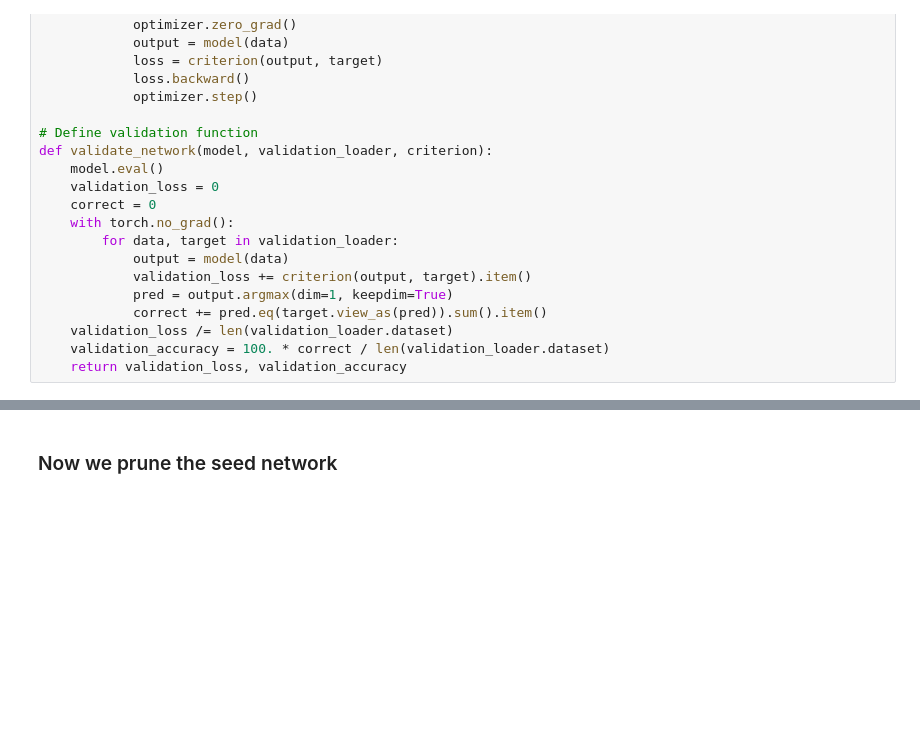
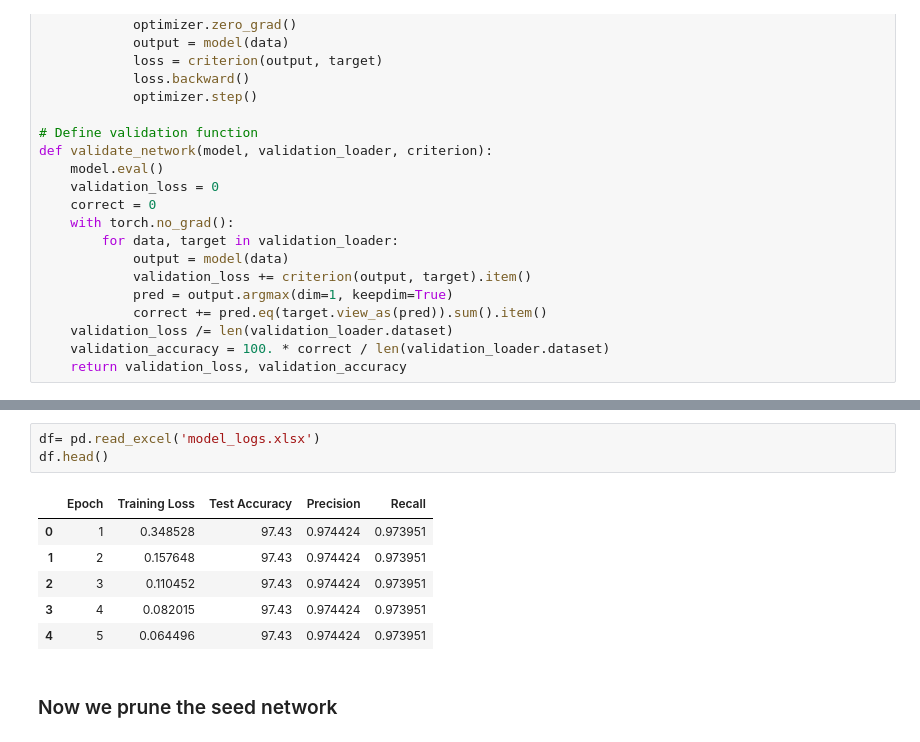
Before and after one commit to Yukesh432/pytorch-learning, a Jupyter notebook: nn_architecture/simple_nn.ipynb, the cells around one changed output, grey strips where cells are left out. Drawn from its saved outputs; the diff is of its cells as text; blank space fills up the shorter version.

```diff
--- a/nn_architecture/simple_nn.ipynb
+++ b/nn_architecture/simple_nn.ipynb
@@ -134,3 +174,13 @@ Precision: 0.9754, Recall: 0.9748
+# %%
+df= pd.read_excel('model_logs.xlsx')
+df.head()
+# %% [output]
+|  | Epoch | Training Loss | Test Accuracy | Precision | Recall |
+| 0 | 1 | 0.348528 | 97.43 | 0.974424 | 0.973951 |
+| 1 | 2 | 0.157648 | 97.43 | 0.974424 | 0.973951 |
+| 2 | 3 | 0.110452 | 97.43 | 0.974424 | 0.973951 |
+| 3 | 4 | 0.082015 | 97.43 | 0.974424 | 0.973951 |
+| 4 | 5 | 0.064496 | 97.43 | 0.974424 | 0.973951 |
 # %% [markdown]
 ### Now we prune the seed network
 # %%
```
Also changed, not shown: parts of 8 cells of this notebook.
